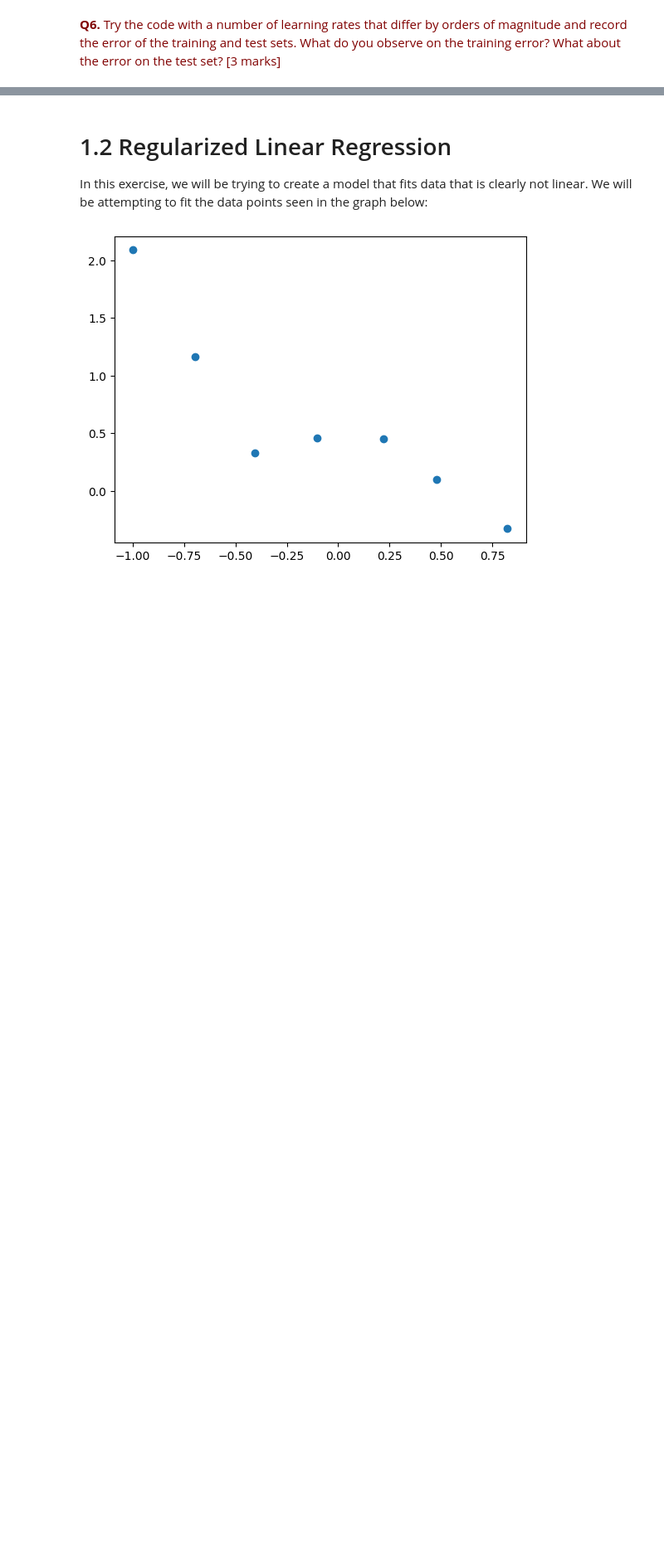
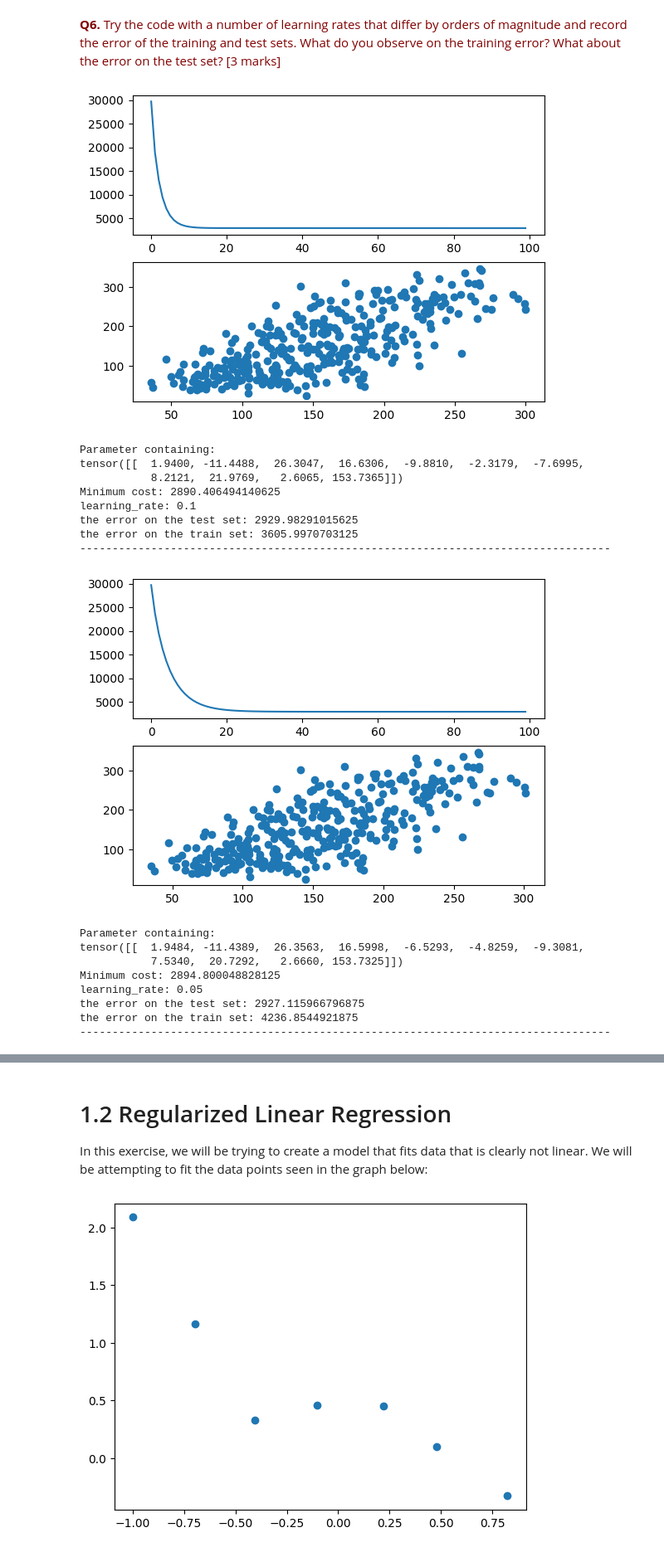
Before and after one commit to TomrroW007/Colaboratory, a Jupyter notebook: wk3_Regression.ipynb, the cells around one changed output, grey strips where cells are left out. Shown at 83% size. Drawn from its saved outputs; the diff is of its cells as text; code cells hidden in the pictures; blank space fills up the shorter version.

```diff
--- a/wk3_Regression.ipynb
+++ b/wk3_Regression.ipynb
@@ -243,0 +223,47 @@ the error on the train set: 3605.9970703125
+# %%
+### your code here
+# learning_rates = [0.1, 0.01, 0.001]
+learning_rates = [.1, .05, .01, .005,.001]
+for learning_rate in learning_rates:
+  # the error on the train set
+  cost_lst = list()
+  model = LinearRegression(x_train.shape[1])
+  for it in range(100):
+    prediction = model(x_train)
+    cost = mean_squared_error(y_train, prediction)
+    cost_lst.append(cost)
+    gradient_descent_step(model, x_train, y_train, prediction, learning_rate)
+    # the error on the test set
+    x_test_pred = model(x_test)
+    x_test_error = mean_squared_error(x_test_pred, y_test)
+  # draw the image of the train set
+  fig, axs = plt.subplots(2)
+  axs[0].plot(list(range(it+1)), cost_lst)
+  axs[1].scatter(prediction, y_train)
+  plt.show()
+  print(model.weight)
+  print('Minimum cost: {}'.format(min(cost_lst)))
+  # print the error on the test and train set
+  print("learning_rate:", learning_rate)
+  print("the error on the test set:", x_test_error.item())
+  print("the error on the train set:", torch.mean(torch.stack(cost_lst)).item())
+  print("----------------------------------------------------------------------------------")
+# %% [output]
+[figure, added]
+Parameter containing:
+tensor([[  1.9400, -11.4488,  26.3047,  16.6306,  -9.8810,  -2.3179,  -7.6995,
+           8.2121,  21.9769,   2.6065, 153.7365]])
+Minimum cost: 2890.406494140625
+learning_rate: 0.1
+the error on the test set: 2929.98291015625
+the error on the train set: 3605.9970703125
+----------------------------------------------------------------------------------
+[figure, added]
+Parameter containing:
+tensor([[  1.9484, -11.4389,  26.3563,  16.5998,  -6.5293,  -4.8259,  -9.3081,
+           7.5340,  20.7292,   2.6660, 153.7325]])
+Minimum cost: 2894.800048828125
+learning_rate: 0.05
+the error on the test set: 2927.115966796875
+the error on the train set: 4236.8544921875
+----------------------------------------------------------------------------------
```
Also changed, not shown: parts of 7 cells of this notebook.
